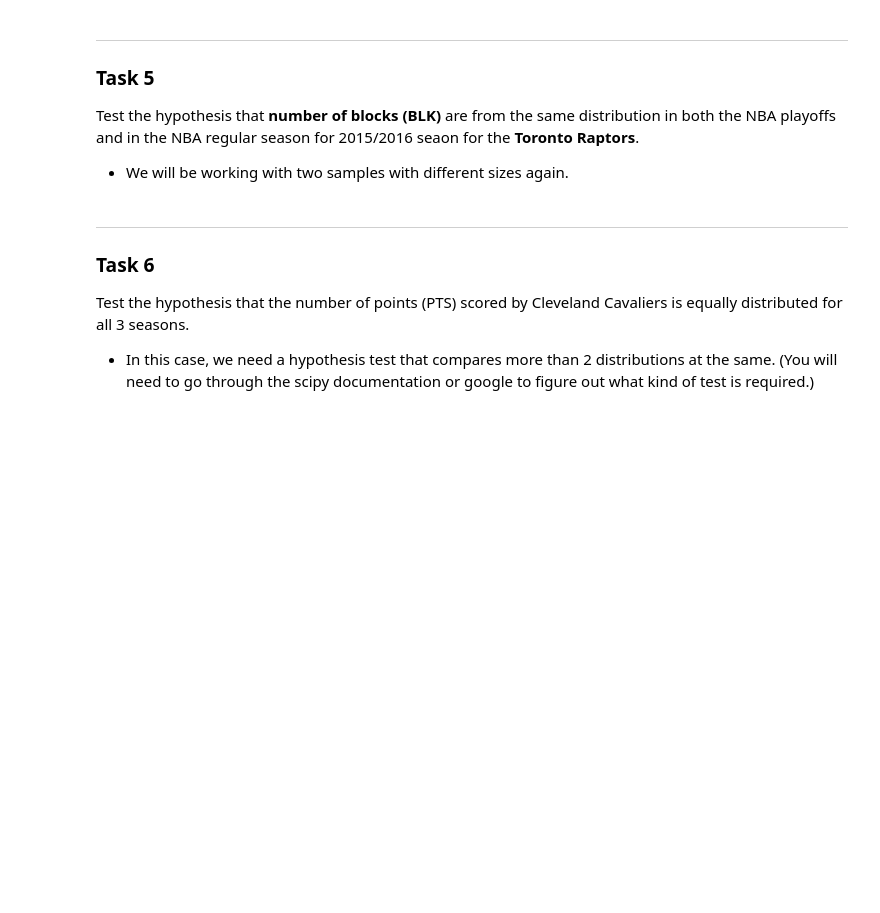
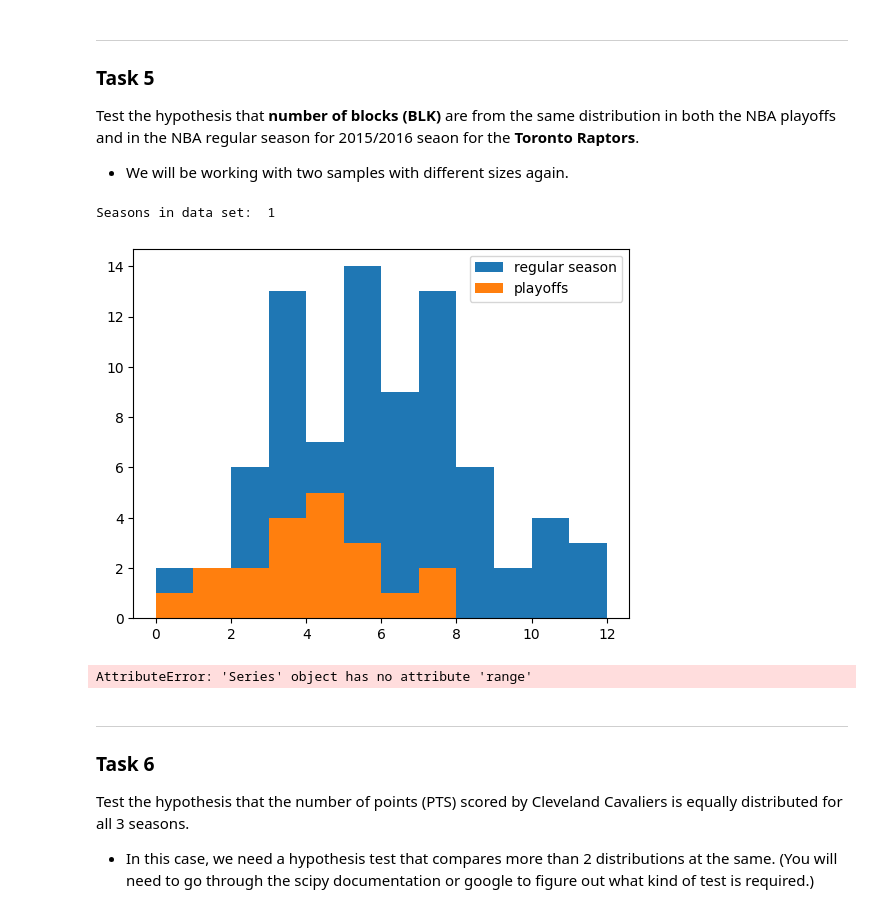
Before and after one commit to silvhua/probability_and_statistics_exercise, a Jupyter notebook: hypothesis_testing_exercise.ipynb, the cells around one changed output. Drawn from its saved outputs; the diff is of its cells as text; code cells hidden in the pictures; blank space fills up the shorter version.

```diff
--- a/hypothesis_testing_exercise.ipynb
+++ b/hypothesis_testing_exercise.ipynb
@@ -208,3 +207,6 @@ Conclusion: Coach Blatt makes no difference in points scored
 
 ### Task 4
 Download [**the similar dataset**](https://drive.google.com/file/d/0Bz9_0VdXvv9bRHhuRTI1aXBQcTA/view?usp=sharing&resourcekey=0-jGIaWyk0bXyECNSzB3x38w) with scores from playoff games in 2016.
+# %%
+dataB = pd.read_csv('nba_playoff_games_2016.csv',sep = ';')
+dataB.head()
@@ -214,3 +224,8 @@ Download [**the similar dataset**](https://drive.google.com/file/d/0Bz9_0VdXvv9b
 Test the hypothesis that **number of blocks (BLK)** are from the same distribution in both the NBA playoffs and in the NBA regular season for 2015/2016 seaon for the **Toronto Raptors**.
 
 - We will be working with two samples with different sizes again.
+# %%
+#List the seasons in the data set B
+print('Seasons in data set: ',len(set(dataB['SEASON_ID'])))
+# %% [output]
+Seasons in data set:  1
@@ -216,0 +234,10 @@ Test the hypothesis that **number of blocks (BLK)** are from the same distributi
+# %%
+rapReg = data15[data15['TEAM_NAME'] == "Toronto Raptors"]['BLK'] # data from Raptors' 2015/16 regular season
+rapPO = dataB[dataB['TEAM_NAME'] == "Toronto Raptors"]['BLK'] #blocks from Raptor's playoff seasons
+bins = range(max(rapReg)-min(rapReg))
+plt.hist(rapReg,bins=bins)
+plt.hist(rapPO,bins=bins)
+plt.legend(('regular season','playoffs'))
+plt.show()
+# %% [output]
+[figure, added]
@@ -217,3 +262,22 @@ Test the hypothesis that **number of blocks (BLK)** are from the same distributi
+# %%
+# Set number of games to sample and alpha
+nsamples = len(rapPO)
+ntests = 100 # number of t-tests to run
+alpha = 0.05
+
+def
+# Perform several independent sample t-tests with random samples of games with and games after coach Blatt
+meanP = []
+for test in range(ntests):
+    randsampleBlatt = np.random.permutation(pointsBlatt)[0:nsamples]
+    randsampleAfterB = np.random.permutation(pointsBlatt)[:nsamples]
+    tstat,pvalue = st.ttest_ind(randsampleBlatt,randsampleAfterB)
+    meanP.append(pvalue)
+    # indttest("Coach Blatt makes no difference in points scored",randsampleBlatt,randsampleAfterB)
+print("Average p value: ",sum(meanP)/ntests)
+print('Number of t-tests performed: ',len(meanP)) # Check that number of p values equals number of t-tests
+# %% [output]
+AttributeError: 'Series' object has no attribute 'range'
 # %% [markdown]
 
 -----------------
```
Also changed, not shown: parts of 5 cells of this notebook.
